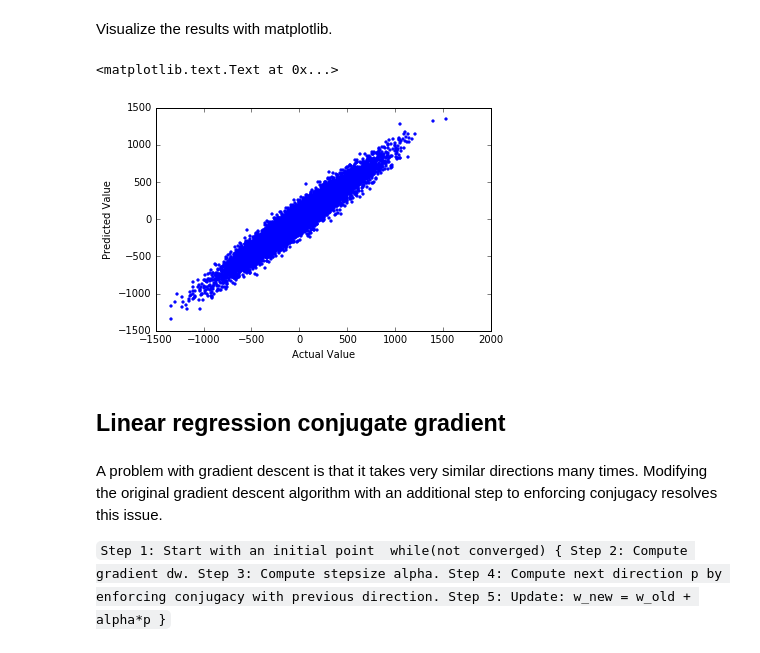
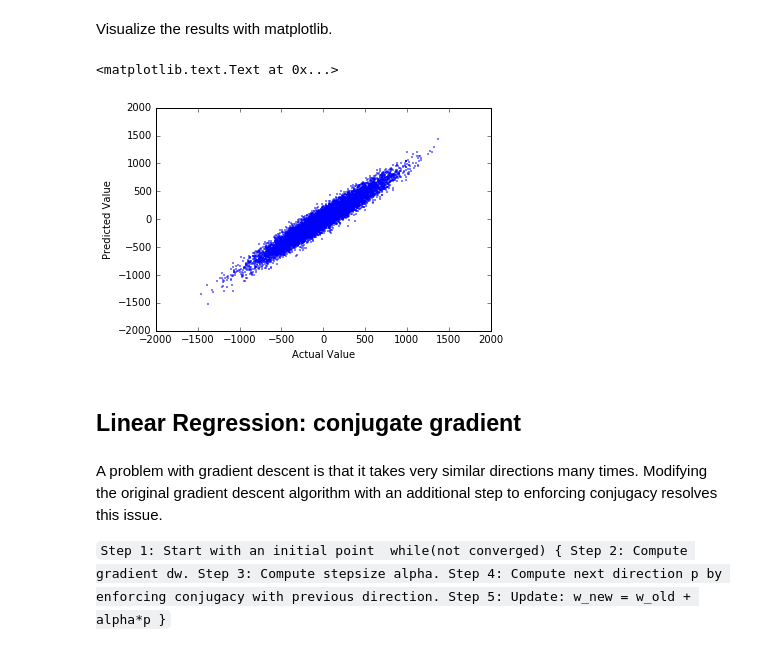
Before and after one commit to IBM/SystemML_Usage, a Jupyter notebook: notebooks/Machine-Learning-Using-Apache-SystemML.ipynb, the cells around one changed output. Cells and saved outputs as stored; diff of their text form; code cells hidden in the pictures.

```diff
--- a/notebooks/Machine-Learning-Using-Apache-SystemML.ipynb
+++ b/notebooks/Machine-Learning-Using-Apache-SystemML.ipynb
@@ -269,19 +275,19 @@ Visualize the results with matplotlib.
 # %%
 %matplotlib inline
 
 import matplotlib.pyplot as plt
 import numpy as np
 
 chosen_idx = np.random.choice(300000, replace=False, size=10000)
-plt.scatter(y_test[chosen_idx], np.matmul(X_test[chosen_idx],w)+bias,  color='blue', marker='.')
+plt.scatter(y_test[chosen_idx], np.matmul(X_test[chosen_idx],w)+bias,  color='blue', marker='.', alpha=0.5, s=5)
 plt.xlabel('Actual Value')
 plt.ylabel('Predicted Value')
 # %% [output]
 <matplotlib.text.Text at 0x...>
-[figure, old version]
+[figure, new version]
 # %% [markdown]
 <a id="conjugate-gradient"></a>
-## Linear regression conjugate gradient
+## Linear Regression: conjugate gradient
 # %% [markdown]
 A problem with gradient descent is that it takes very similar directions many times.  Modifying the original gradient descent algorithm with an additional step to enforcing conjugacy resolves this issue.
 
```
Also changed, not shown: parts of 18 cells of this notebook.
